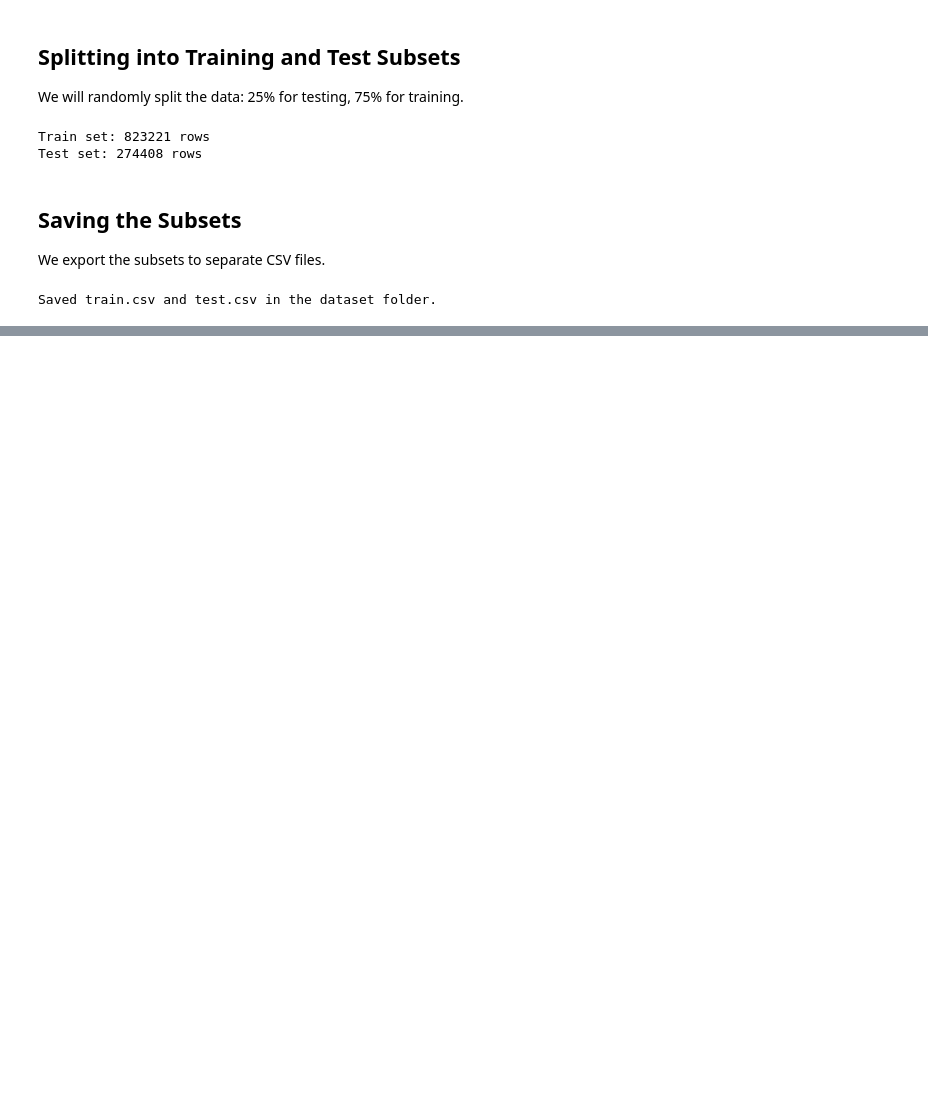
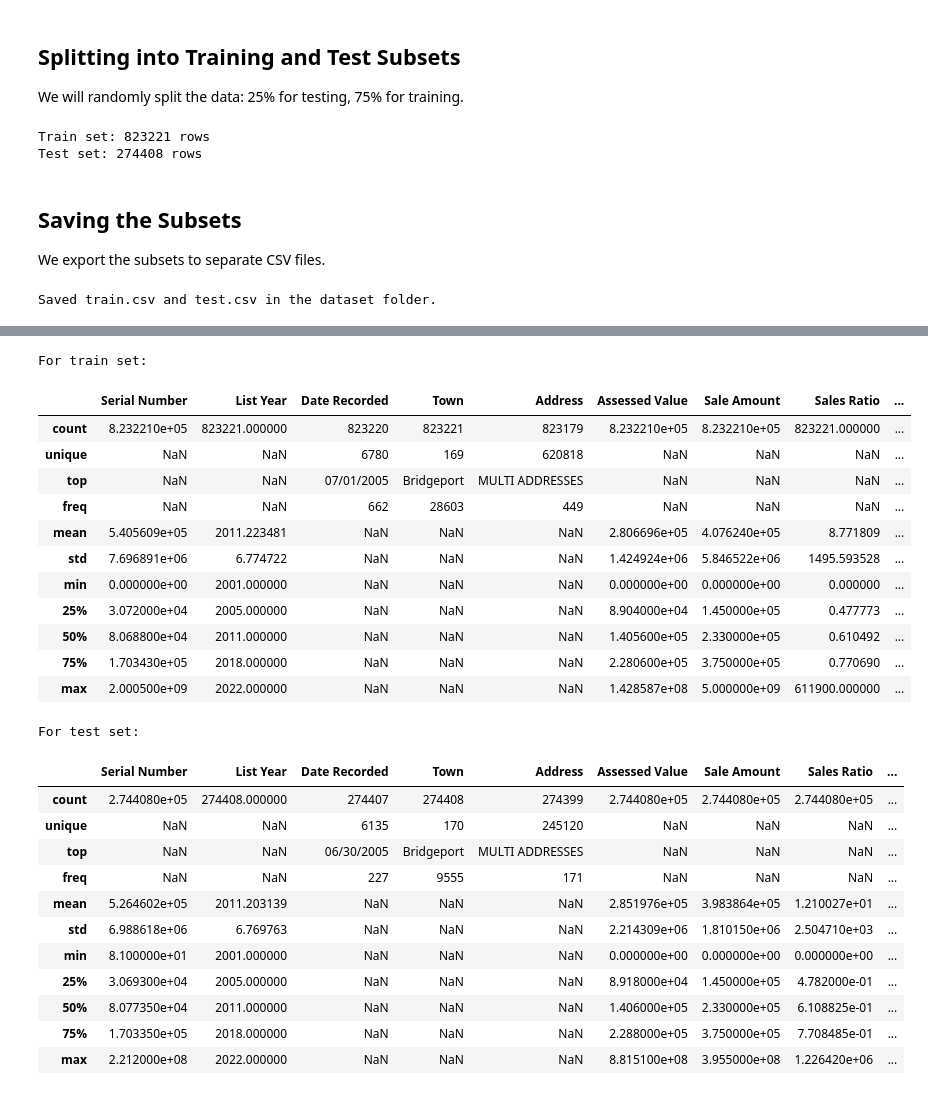
Before and after one commit to The-Fool-cmd/Real-Estate-ML, a Jupyter notebook: part_1.ipynb, the cells around one changed output, grey strips where cells are left out. Cells and saved outputs as stored; diff of their text form; code cells hidden in the pictures; blank space fills up the shorter version.

```diff
--- a/part_1.ipynb
+++ b/part_1.ipynb
@@ -54,18 +54,6 @@ We will load the data and select 8 relevant columns for the problem.
 # Încărcare date
 df = pd.read_csv("dataset/Real_Estate_Sales_2001-2022_GL.csv", low_memory=False)
 
-# Selectăm 8 coloane relevante
-selected_columns = [
-    "List Year",        # numeric (int)
-    "Date Recorded",    # categoric (str)
-    "Town",             # categoric (str)
-    "Address",          # categoric (str)
-    "Assessed Value",   # numeric (int)
-    "Sale Amount",      # numeric (int) - target
-    "Property Type",    # categoric (str)
-    "Residential Type"  # categoric (str)
-]
-df = df[selected_columns]
 df = df.dropna(subset=["Sale Amount"])  # eliminate rows with NaN in 'Sale Amount'
 df.head(10)
 # %% [output]
@@ -105,0 +147,32 @@ Saved train.csv and test.csv in the dataset folder.
+# %%
+print("For train set:")
+display(train_df.describe(include='all'))
+print("For test set:")
+display(test_df.describe(include='all'))
+# %% [output]
+For train set:
+|  | Serial Number | List Year | Date Recorded | Town | Address | Assessed Value | Sale Amount | Sales Ratio | ... |
+| count | 8.232210e+05 | 823221.000000 | 823220 | 823221 | 823179 | 8.232210e+05 | 8.232210e+05 | 823221.000000 | ... |
+| unique | NaN | NaN | 6780 | 169 | 620818 | NaN | NaN | NaN | ... |
+| top | NaN | NaN | 07/01/2005 | Bridgeport | MULTI ADDRESSES | NaN | NaN | NaN | ... |
+| freq | NaN | NaN | 662 | 28603 | 449 | NaN | NaN | NaN | ... |
+| mean | 5.405609e+05 | 2011.223481 | NaN | NaN | NaN | 2.806696e+05 | 4.076240e+05 | 8.771809 | ... |
+| std | 7.696891e+06 | 6.774722 | NaN | NaN | NaN | 1.424924e+06 | 5.846522e+06 | 1495.593528 | ... |
+| min | 0.000000e+00 | 2001.000000 | NaN | NaN | NaN | 0.000000e+00 | 0.000000e+00 | 0.000000 | ... |
+| 25% | 3.072000e+04 | 2005.000000 | NaN | NaN | NaN | 8.904000e+04 | 1.450000e+05 | 0.477773 | ... |
+| 50% | 8.068800e+04 | 2011.000000 | NaN | NaN | NaN | 1.405600e+05 | 2.330000e+05 | 0.610492 | ... |
+| 75% | 1.703430e+05 | 2018.000000 | NaN | NaN | NaN | 2.280600e+05 | 3.750000e+05 | 0.770690 | ... |
+| max | 2.000500e+09 | 2022.000000 | NaN | NaN | NaN | 1.428587e+08 | 5.000000e+09 | 611900.000000 | ... |
+For test set:
+|  | Serial Number | List Year | Date Recorded | Town | Address | Assessed Value | Sale Amount | Sales Ratio | ... |
+| count | 2.744080e+05 | 274408.000000 | 274407 | 274408 | 274399 | 2.744080e+05 | 2.744080e+05 | 2.744080e+05 | ... |
+| unique | NaN | NaN | 6135 | 170 | 245120 | NaN | NaN | NaN | ... |
+| top | NaN | NaN | 06/30/2005 | Bridgeport | MULTI ADDRESSES | NaN | NaN | NaN | ... |
+| freq | NaN | NaN | 227 | 9555 | 171 | NaN | NaN | NaN | ... |
+| mean | 5.264602e+05 | 2011.203139 | NaN | NaN | NaN | 2.851976e+05 | 3.983864e+05 | 1.210027e+01 | ... |
+| std | 6.988618e+06 | 6.769763 | NaN | NaN | NaN | 2.214309e+06 | 1.810150e+06 | 2.504710e+03 | ... |
+| min | 8.100000e+01 | 2001.000000 | NaN | NaN | NaN | 0.000000e+00 | 0.000000e+00 | 0.000000e+00 | ... |
+| 25% | 3.069300e+04 | 2005.000000 | NaN | NaN | NaN | 8.918000e+04 | 1.450000e+05 | 4.782000e-01 | ... |
+| 50% | 8.077350e+04 | 2011.000000 | NaN | NaN | NaN | 1.406000e+05 | 2.330000e+05 | 6.108825e-01 | ... |
+| 75% | 1.703350e+05 | 2018.000000 | NaN | NaN | NaN | 2.288000e+05 | 3.750000e+05 | 7.708485e-01 | ... |
+| max | 2.212000e+08 | 2022.000000 | NaN | NaN | NaN | 8.815100e+08 | 3.955000e+08 | 1.226420e+06 | ... |
```
Also changed, not shown: parts of 10 cells of this notebook.
